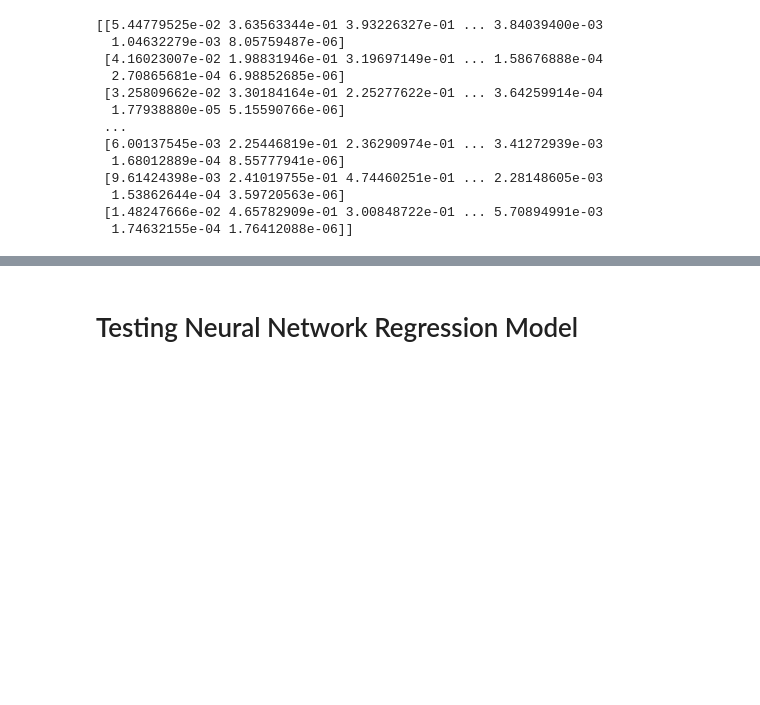
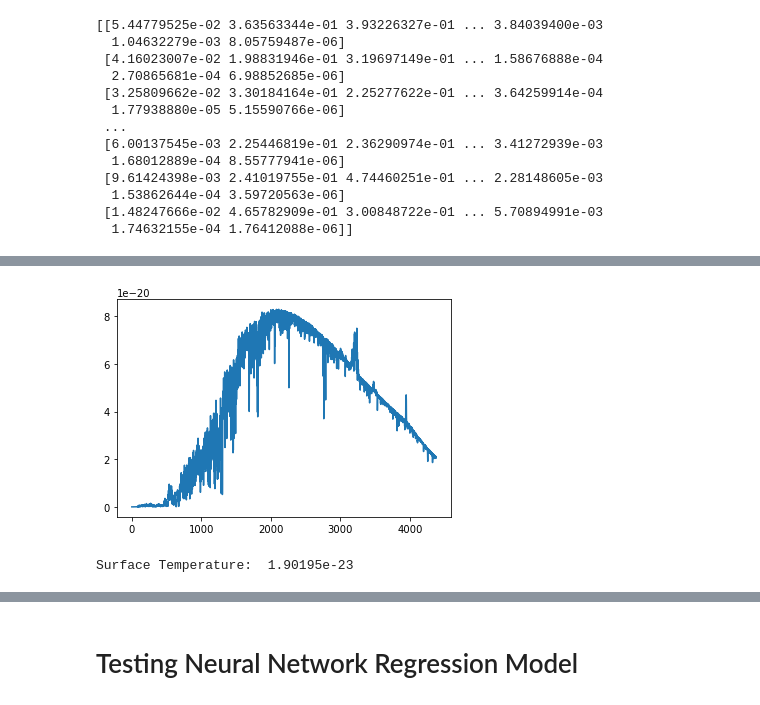
Before and after one commit to ACM-Research/exoplanet-atmosphere-analysis-with-ML, a Jupyter notebook: AbhishekModel.ipynb, the cells around one changed output, grey strips where cells are left out. Saved outputs shown, nothing was run; the diff lists cells and outputs as text; code cells hidden in the pictures; blank space fills up the shorter version.

```diff
--- a/AbhishekModel.ipynb
+++ b/AbhishekModel.ipynb
@@ -116,3 +106,10 @@ labels
+# %%
+plt.plot(features.iloc[89,:])
+plt.show()
+print('Surface Temperature: ', features.iloc[62,12])
+# %% [output]
+[figure, added]
+Surface Temperature:  1.90195e-23
 # %%
 #Splitting dataset into training and testing
 from sklearn.model_selection import train_test_split
```
Also changed, not shown: parts of 23 cells of this notebook, 1 other file.
